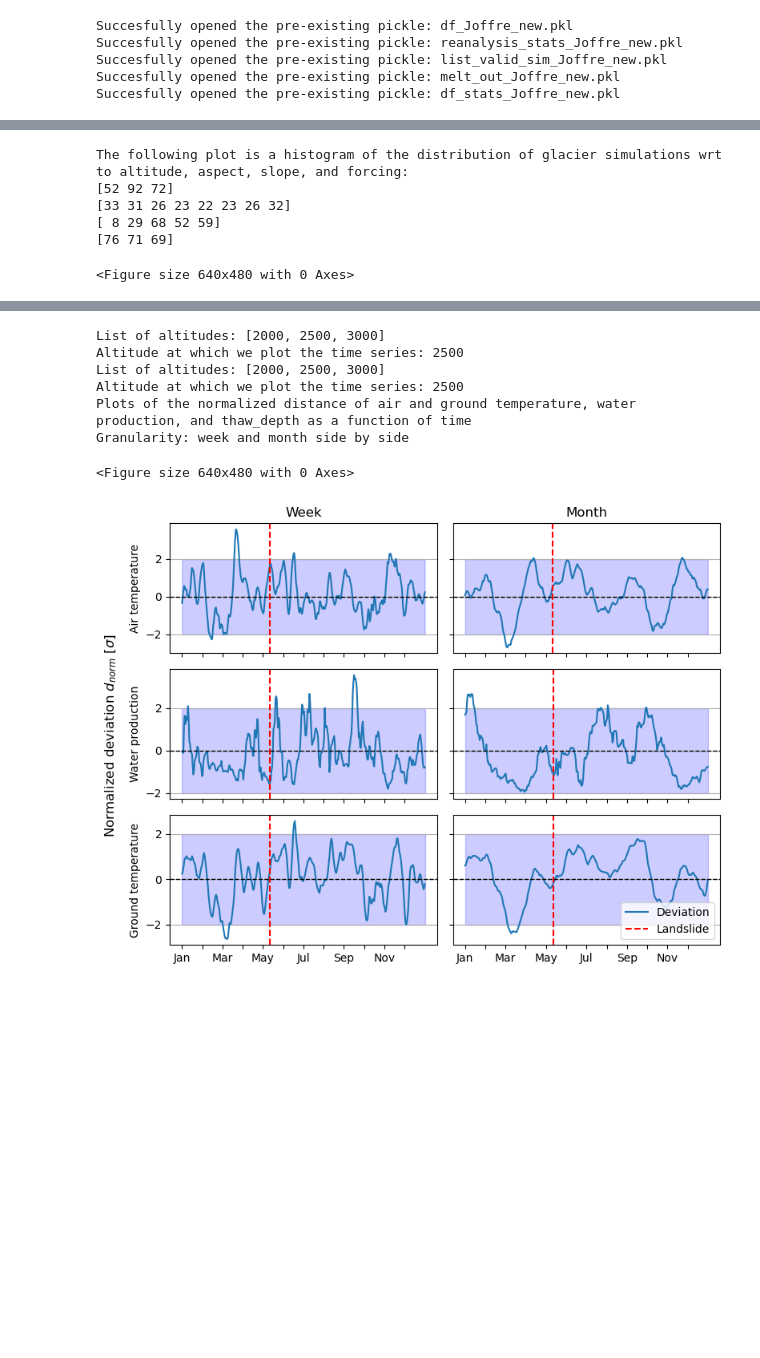
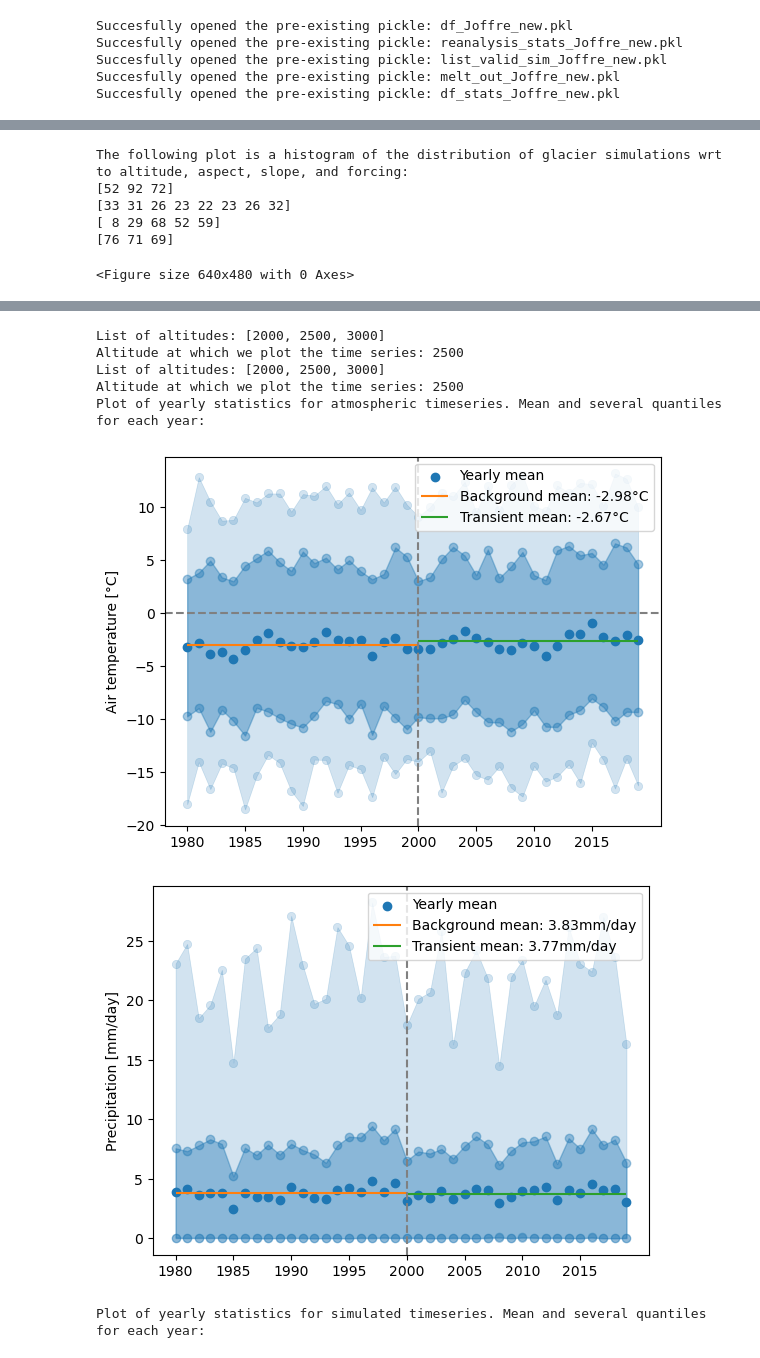
Before and after one commit to VictorPozsgay/SuPerSim, a Jupyter notebook: produce_plots_report3.ipynb, the cells around one changed output, grey strips where cells are left out. Cells and saved outputs as stored; diff of their text form; code cells hidden in the pictures; blank space fills up the shorter version.

```diff
--- a/produce_plots_report3.ipynb
+++ b/produce_plots_report3.ipynb
@@ -65,29 +65,29 @@ Succesfully opened the pre-existing pickle: list_valid_sim_Joffre_new.pkl
 Succesfully opened the pre-existing pickle: melt_out_Joffre_new.pkl
 Succesfully opened the pre-existing pickle: df_stats_Joffre_new.pkl
 # %%
-plot_all(site, forcing_list, path_forcing_list, path_ground, path_swe, path_thaw_depth,
+plot_all(site, forcing_list, path_forcing_list, path_ground, path_snow, path_swe, path_thaw_depth,
          year_bkg_end, year_trans_end, no_weight=True,
          individual_heatmap=False, polar_plots=False, parity_plot=True)
 # %% [output]
 Succesfully opened the pre-existing pickle: df_Joffre_new.pkl
 Succesfully opened the pre-existing pickle: reanalysis_stats_Joffre_new.pkl
 Succesfully opened the pre-existing pickle: list_valid_sim_Joffre_new.pkl
 Succesfully opened the pre-existing pickle: melt_out_Joffre_new.pkl
 Succesfully opened the pre-existing pickle: df_stats_Joffre_new.pkl
 The following plot is a histogram of the distribution of the statistical weights of all simulations:
 [figure]
 The following plot is a histogram of the distribution of glacier simulations wrt to altitude, aspect, slope, and forcing:
 [52 92 72]
 [33 31 26 23 22 23 26 32]
 [ 8 29 68 52 59]
 [76 71 69]
 <Figure size 640x480 with 0 Axes>
 [figure]
 List of altitudes: [2000, 2500, 3000]
 Altitude at which we plot the time series: 2500
 List of altitudes: [2000, 2500, 3000]
 Altitude at which we plot the time series: 2500
-Plots of the normalized distance of air and ground temperature, water production, and thaw_depth as a function of time
-Granularity: week and month side by side
+Plot of yearly statistics for atmospheric timeseries. Mean and several quantiles for each year:
+[figure, new version]
+[figure, new version]
-<Figure size 640x480 with 0 Axes>
+Plot of yearly statistics for simulated timeseries. Mean and several quantiles for each year:
-[figure, old version]
```
Also changed, not shown: parts of 1 cell of this notebook, 1 other file.
